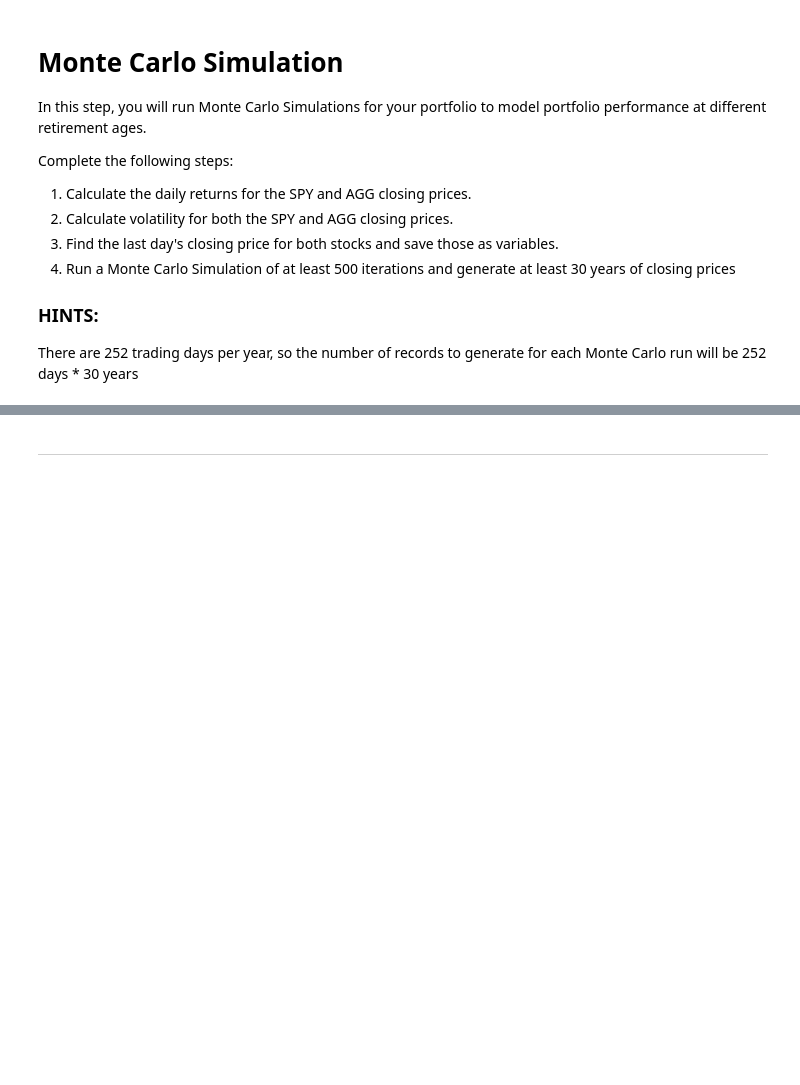
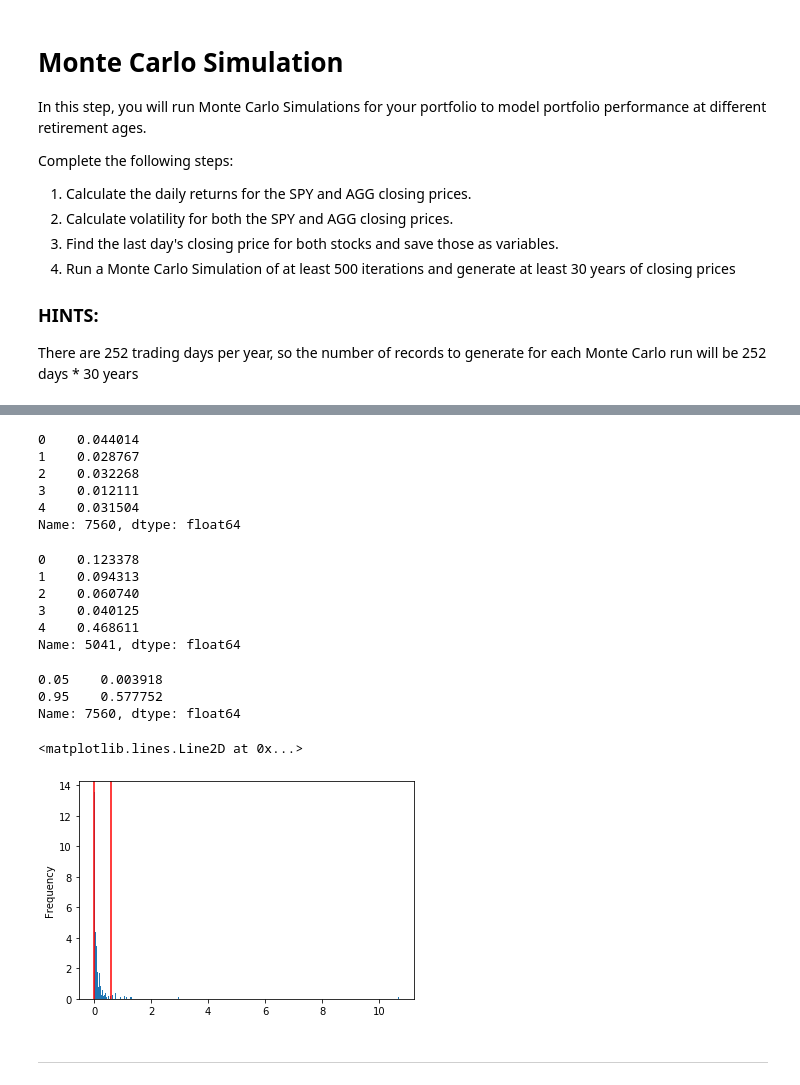
Before and after one commit to jonathanharold/api_homework, a Jupyter notebook: portfolio_planner.ipynb, the cells around one changed output, grey strips where cells are left out. Cells and saved outputs as stored; diff of their text form; code cells hidden in the pictures; blank space fills up the shorter version.

```diff
--- a/portfolio_planner.ipynb
+++ b/portfolio_planner.ipynb
@@ -48,7 +131,7 @@ volatility
 # %%
 # Save the last day's closing price
-jnj_last_price = df['JNJ']['close'][-1]
-mu_last_price = df['MU']['close'][-1]
+AGG_lastclose=ticker_df["AGG"]["close"][-1]
+SPY_lastclose=ticker_df["SPY"]["close"][-1]
 # %%
 # Setup the Monte Carlo Parameters
 number_simulations = 500
@@ -78,12 +200,42 @@ for x in range(number_simulations):
 # %%
-# Select the last row for the cumulative returns (cumulative returns at 30 years)
-# YOUR CODE HERE
+# Select the last row for the cumulative returns (cumulative returns at 30 years or 7560 trading days )
+ending_cumulative_returns = portfolio_cumulative_returns.iloc[-1, :]
+ending_cumulative_returns.head()
+# %% [output]
+0    0.044014
+1    0.028767
+2    0.032268
+3    0.012111
+4    0.031504
+Name: 7560, dtype: float64
 # %%
-# Select the last row for the cumulative returns (cumulative returns at 20 years)
-# YOUR CODE HERE
+# Select the last row for the cumulative returns (cumulative returns at 20 years or 5040 trading days)
+yr20_cumulative_returns = portfolio_cumulative_returns.iloc[5041, :]
+yr20_cumulative_returns.head()
+# %% [output]
+0    0.123378
+1    0.094313
+2    0.060740
+3    0.040125
+4    0.468611
+Name: 5041, dtype: float64
+# %%
+# Display the 90% confidence interval for the ending returns
+# Use the quantile function to calculate the 90% confidence interval for simulated ending returns
+confidence_interval = ending_cumulative_returns.quantile(q=[0.05, 0.95])
+confidence_interval
+# %% [output]
+0.05    0.003918
+0.95    0.577752
+Name: 7560, dtype: float64
 # %%
-# Display the 90% confidence interval for the ending returns
+# Visualize the distribution of the ending returns
+# Create a probability distribution histogram of simulated ending prices
+# with markings for a 90% confidence interval
 plt.figure();
-ending_cumulative_returns.plot(kind='hist', density=True, bins=10)
+ending_cumulative_returns.plot(kind='hist', density=True, bins=500)
 plt.axvline(confidence_interval.iloc[0], color='r')
 plt.axvline(confidence_interval.iloc[1], color='r')
+# %% [output]
+<matplotlib.lines.Line2D at 0x...>
+[figure, added]
```
Also changed, not shown: parts of 32 cells of this notebook, 1 other file.
